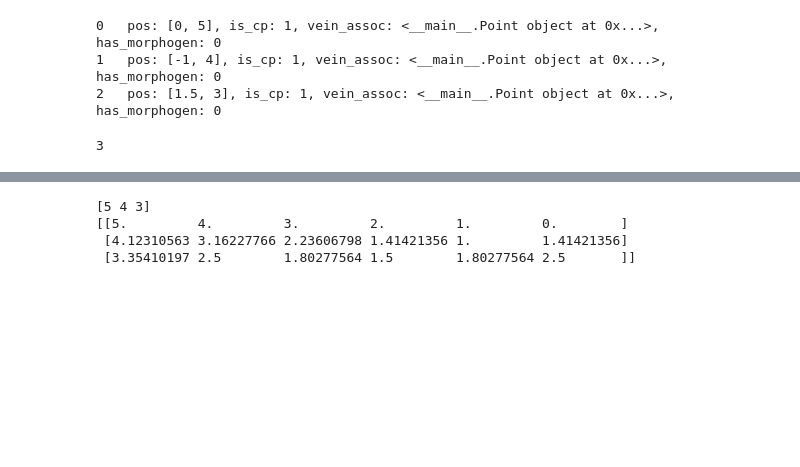
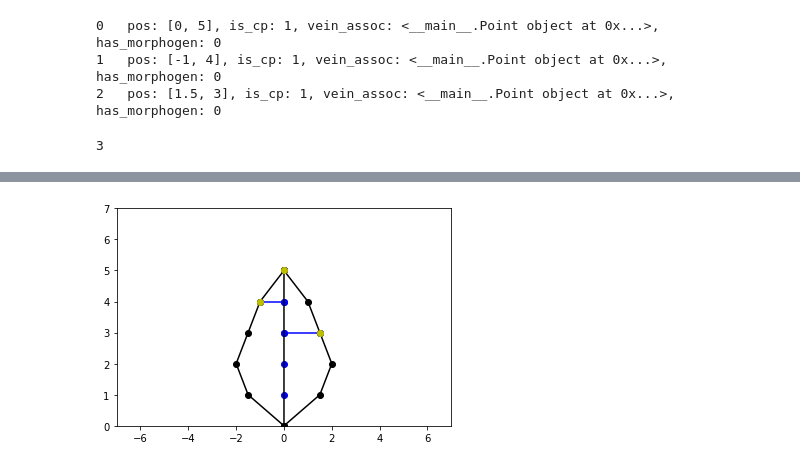
Before and after one commit to verahowest/leaf_development, a Jupyter notebook: jupyterLabTest.ipynb, the cells around one changed output, grey strips where cells are left out. Saved outputs shown, nothing was run; the diff lists cells and outputs as text; code cells hidden in the pictures; blank space fills up the shorter version.

```diff
--- a/jupyterLabTest.ipynb
+++ b/jupyterLabTest.ipynb
@@ -180,23 +186,25 @@ len(all_cp)
 # %%
 from sklearn.metrics.pairwise import euclidean_distances
 
 def find_shortest_path(all_cp, vein):
+
     _,_, all_cp_pos = get_points_pos(all_cp)
     _, _, vein_pos = get_points_pos(vein)
-#     margin_array = np.array(all_cp_pos)
-#     primordium_array = np.array(primordium_vein_pos)
     euc_res = euclidean_distances(all_cp_pos, vein_pos)
     min_index = np.argmin(euc_res, axis=1)
     return min_index, euc_res
 
-print(find_shortest_path(all_cp, primordium_vein)[0])
-print(find_shortest_path(all_cp, primordium_vein)[1])
-
-def connect_newcp( all_cp, veins):
+def connect_newcp( all_cp, vein):
 
     min_index, euc_res = find_shortest_path(all_cp, vein)
+    for i in range(0, len(all_cp)):
+        distance = euc_res[i,min_index[i]]
+        if distance == 0:  #skip if already connected to a vein
+            continue
+        else:
+            all_cp[i].vein_assoc = vein[min_index[i]]
+
+connect_newcp(all_cp, primordium_vein)
+primordium_vein_pos, margin_pos = plot_leaf([primordium_vein], margin, all_cp)
 # %% [output]
-[5 4 3]
-[[5.         4.         3.         2.         1.         0.        ]
- [4.12310563 3.16227766 2.23606798 1.41421356 1.         1.41421356]
- [3.35410197 2.5        1.80277564 1.5        1.80277564 2.5       ]]
+[figure, added]
```
Also changed, not shown: parts of 11 cells of this notebook.
